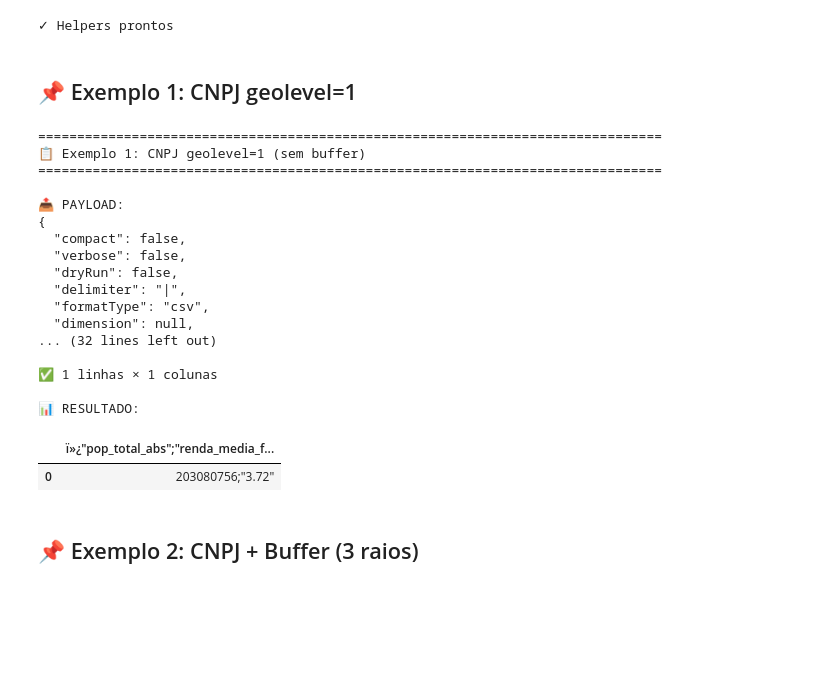
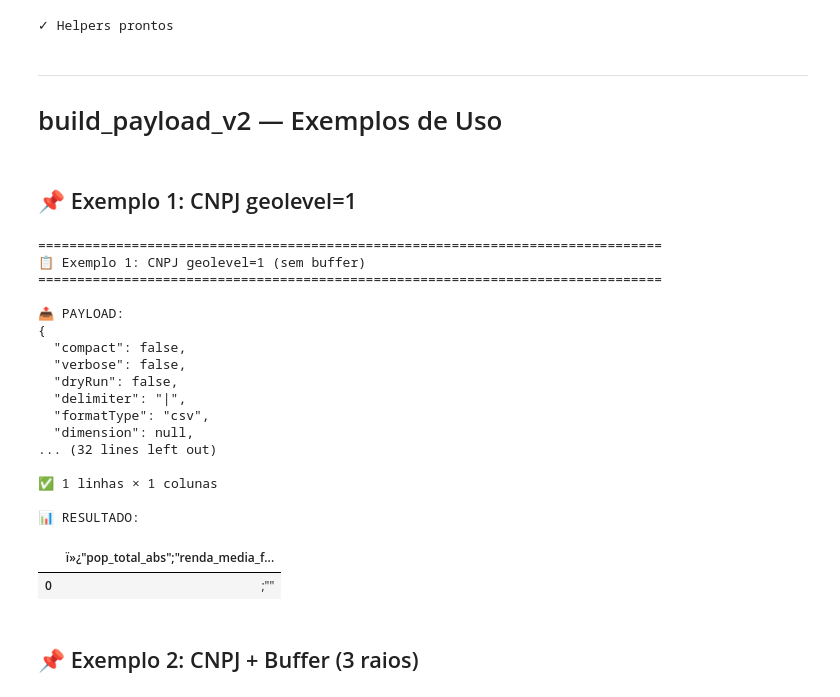
Before and after one commit to Cognatis/api-tests, a Jupyter notebook: scripts/datalead_interactive.ipynb, the cells around one changed output. Cells and saved outputs as stored; diff of their text form; code cells hidden in the pictures; blank space fills up the shorter version.

```diff
--- a/scripts/datalead_interactive.ipynb
+++ b/scripts/datalead_interactive.ipynb
@@ -183,0 +210,23 @@ print("✓ Helpers prontos")
+# %%
+# Ex 4: CSV file upload automático
+# Primeiro cria um CSV temp pra teste
+
+csv_content = """id,zipCode,number
+test_sp,1310100,100
+test_rj,22071900,50
+test_bh,30112000,200"""
+
+with open('/tmp/test_addresses.csv', 'w') as f:
+    f.write(csv_content)
+
+# Agora usa na função
+payload = build_payload_v2(
+    csv_file='/tmp/test_addresses.csv',
+    upload=True,
+    data_geoLevel=49
+)
+
+df = call_api(payload, label="V2 Ex4: CSV upload automático + geoLevel=49")
+if df is not None:
+    print(f"✅ {len(df)} linhas")
+    display(df)
@@ -183,0 +282,4 @@ print("✓ Helpers prontos")
+# %% [markdown]
+---
+
+# build_payload_v2 — Exemplos de Uso
@@ -184,37 +427,38 @@ print("✓ Helpers prontos")
 # %% [markdown]
 ## 📌 Exemplo 1: CNPJ geolevel=1
 # %%
+CNPJ = 33461874000103
 payload = build_payload(
     dimension=None,
     select=[{"id": EXPR_POP}, {"id": EXPR_RENDA}],
-    data_input={"keys": [CNPJ], "geoLevel": 1}
+    data_input={"keys": [ CNPJ], "geoLevel": 5}
 )
 
 df,r = call_api(payload, label="Exemplo 1: CNPJ geolevel=1 (sem buffer)")
 
 if df is not None:
     print(f"\n📊 RESULTADO:")
     display(df)
 # %% [output]
 ================================================================================
 📋 Exemplo 1: CNPJ geolevel=1 (sem buffer)
 ================================================================================
 
 📤 PAYLOAD:
 {
   "compact": false,
   "verbose": false,
   "dryRun": false,
   "delimiter": "|",
   "formatType": "csv",
   "dimension": null,
 ... (32 lines left out)
 
 ✅ 1 linhas × 1 colunas
 
 📊 RESULTADO:
 |  | ï»¿"pop_total_abs";"renda_media_f... |
-| 0 | 203080756;"3.72" |
+| 0 | ;"" |
 # %% [markdown]
 ## 📌 Exemplo 2: CNPJ + Buffer (3 raios)
 # %%
```
Also changed, not shown: parts of 5 cells of this notebook.
